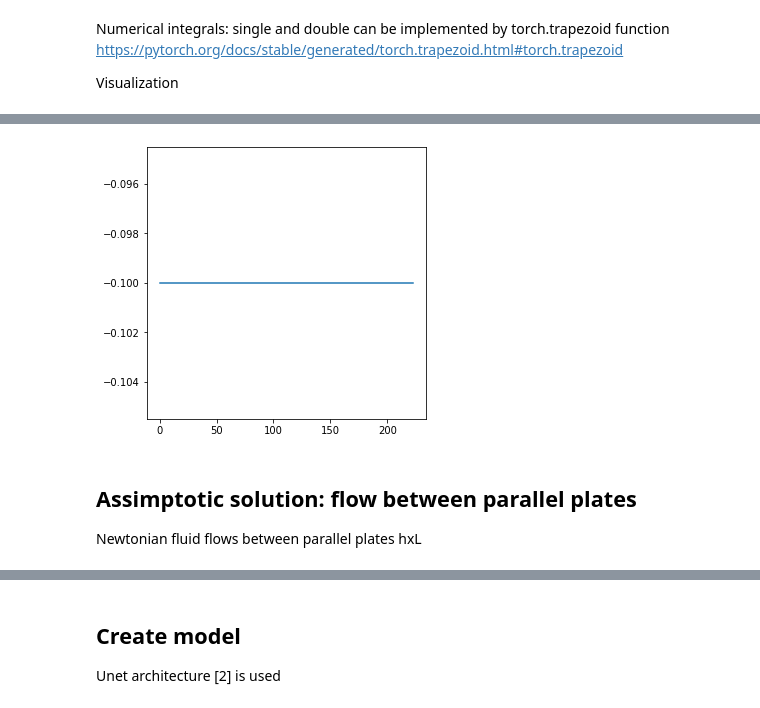
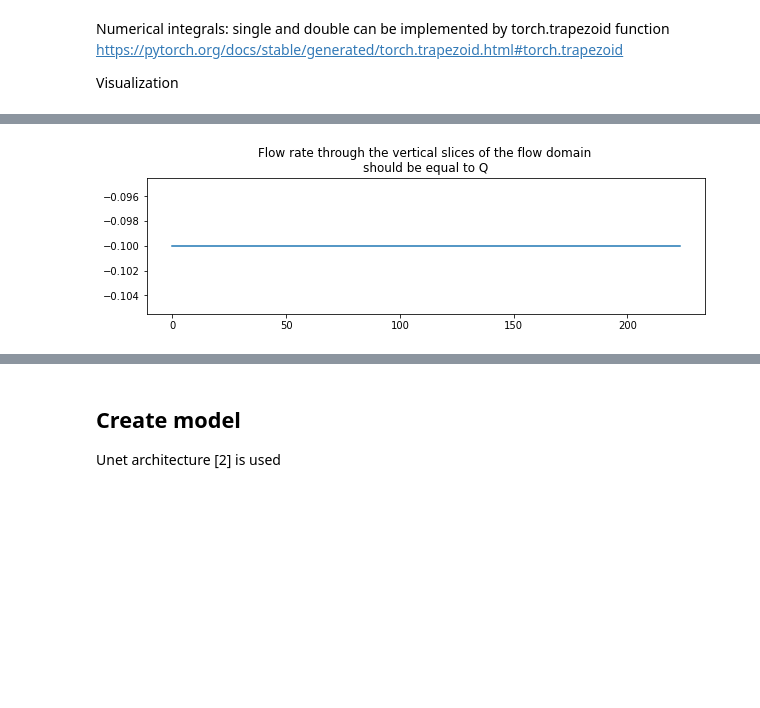
Before and after one commit to Mechanics-Mechatronics-and-Robotics/Physics-based-loss-and-machine-learning-approach-in-application-to-viscous-fluids-flow-modeling, a Jupyter notebook: Main.ipynb, the cells around one changed output, grey strips where cells are left out. Drawn from its saved outputs; the diff is of its cells as text; code cells hidden in the pictures; blank space fills up the shorter version.

```diff
--- a/Main.ipynb
+++ b/Main.ipynb
@@ -33,6 +34,8 @@ import os
 # %%
 #Training
-EPOCHS = 5000
+SIZE = 224 # image size
+EPOCHS = 15000
+NoOfFeatures=64 #32
 WORK_DIR = '/root/Physics_based_loss'
 DEVICE = torch.device("cuda" if torch.cuda.is_available() else "cpu")
 MODEL_NAME = "unet"
@@ -42,7 +45,7 @@ DECAY = 0
 HYPS = []
 
 hyps = {"learning_rate": [1e-4],
-        "scheduler": ["None"],
+        "scheduler": ["none"],
         "scheduler_factor": [0.1],
         "scheduler_patience": [5],
         "use_bn": [True]} # Use or not batchnorm
@@ -53,9 +56,8 @@ for i in product(*[hyps[j] for j in hyps]):
 #"use_bn": [True, False]
 
 #Visualization
-SIZE = 224 # image size
 sp = int(SIZE/2)#slice position
-vps = 20 #vector plot step
+vps = 10 #vector plot step
 FIGSIZE = 5 # figure size
 S2 = int(SIZE*0.4)
 S3 = SIZE - S2
@@ -544,9 +631,10 @@ plt.show()
 # %%
 # Check the flow rate
 Qch = torch.trapezoid(v1.t()) * DX1N * L
 
-fig = plt.figure(figsize=(FIGSIZE, FIGSIZE))
+fig = plt.figure(figsize=(FIGSIZE*2, FIGSIZE/2))
 plt.plot(Qch.cpu())
+plt.title('Flow rate through the vertical slices of the flow domain \nshould be equal to Q')
 plt.show()
 # %% [output]
-[figure, old version]
+[figure, new version]
@@ -571,3 +640,0 @@ plt.show()
-# %% [markdown]
-## Assimptotic solution: flow between parallel plates
-Newtonian fluid flows between parallel plates hxL
```
Also changed, not shown: parts of 47 cells of this notebook.
